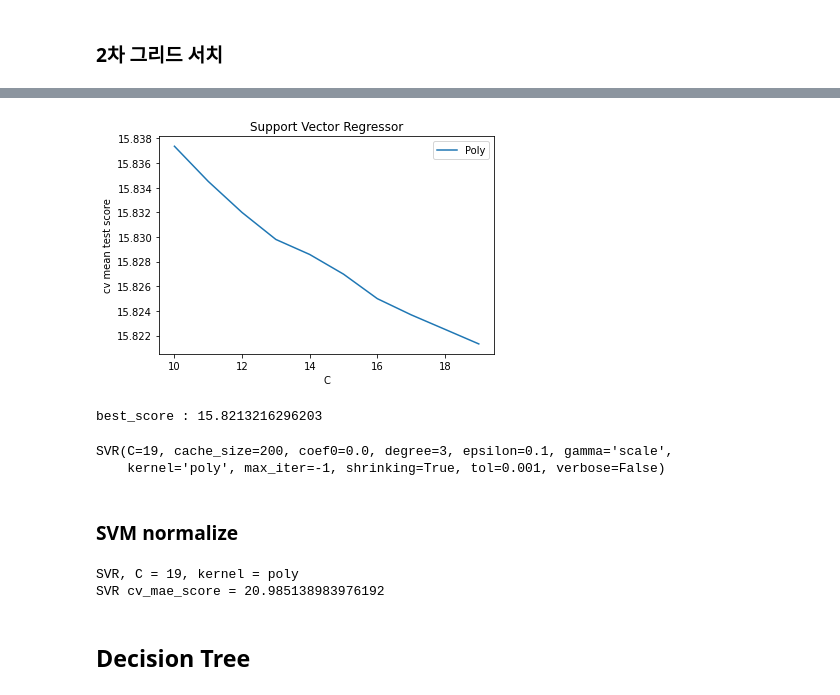
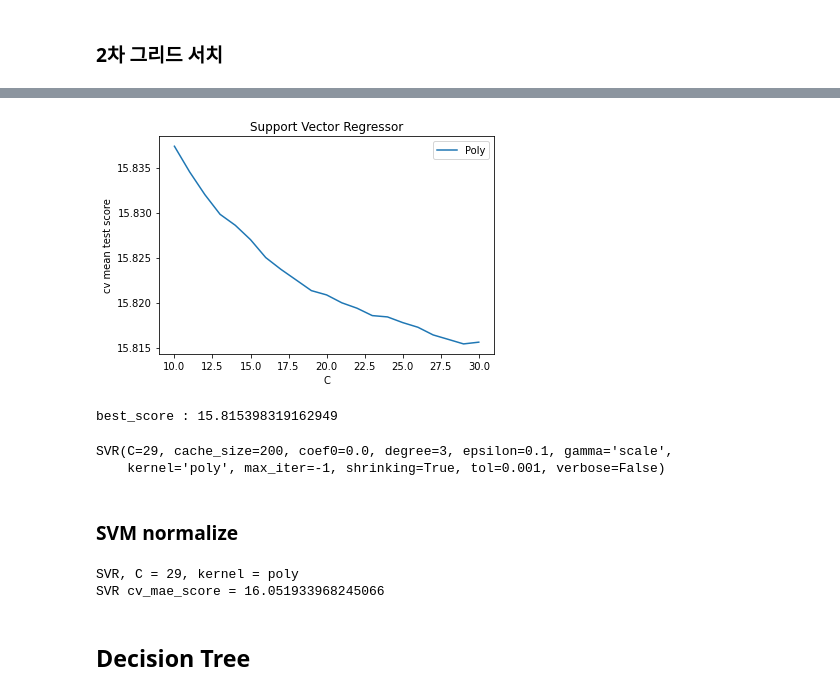
Before and after one commit to deagwon97/machine-learning-and-practice-report, a Jupyter notebook: Dacon_satellite_model.ipynb, the cells around one changed output, grey strips where cells are left out. Cells and saved outputs as stored; diff of their text form; code cells hidden in the pictures.

```diff
--- a/Dacon_satellite_model.ipynb
+++ b/Dacon_satellite_model.ipynb
@@ -408,7 +404,7 @@ plt.show()
 # %% [markdown]
 ### 2차 그리드 서치
 # %%
-param_grid = {'C': range(10,20), 'kernel': ['poly']}
+param_grid = {'C': range(10,31), 'kernel': ['poly']}
 grid_svr = GridSearchCV(SVR(),
                         param_grid,
                         refit=True,
@@ -450,20 +446,20 @@ GridSearchCV(cv=None, error_score=nan,
              pre_dispatch='2*n_jobs', refit=True, return_train_score=False,
              scoring=make_scorer(mae, greater_is_better=False), verbose=2)
 # %%
-plt.plot(range(10,20), - grid_svr.cv_results_['mean_test_score'], label='Poly')
+plt.plot(range(10,31), - grid_svr.cv_results_['mean_test_score'], label='Poly')
 plt.legend()
 plt.title('Support Vector Regressor')
 plt.xlabel('C')
 plt.ylabel('cv mean test score')
 plt.show()
 # %% [output]
-[figure, old version]
+[figure, new version]
 # %%
 print(f'best_score : {-grid_svr.best_score_}')
 grid_svr.best_estimator_
 # %% [output]
-best_score : 15.8213216296203
+best_score : 15.815398319162949
-SVR(C=19, cache_size=200, coef0=0.0, degree=3, epsilon=0.1, gamma='scale',
+SVR(C=29, cache_size=200, coef0=0.0, degree=3, epsilon=0.1, gamma='scale',
     kernel='poly', max_iter=-1, shrinking=True, tol=0.001, verbose=False)
 # %% [markdown]
 ### SVM normalize
@@ -473,15 +469,15 @@ scores = []
 for train_index, test_index in kf.split(X_train_normalized):
     best_svr = grid_svr.best_estimator_
     best_svr.fit(X_train_normalized[train_index], y_train[train_index])
-    pred = svr.predict(X_train_normalized[test_index])
+    pred = best_svr.predict(X_train_normalized[test_index])
     scores.append(mae(y_train[test_index], pred))
 
 SVR_cv_mae = np.mean(scores)
 print('\nSVR, C = {0}, kernel = {1}'.format(grid_svr.best_params_['C'], grid_svr.best_params_['kernel']))
 print(f'SVR cv_mae_score = {SVR_cv_mae}\n')
 # %% [output]
-SVR, C = 19, kernel = poly
-SVR cv_mae_score = 20.985138983976192
+SVR, C = 29, kernel = poly
+SVR cv_mae_score = 16.051933968245066
 # %% [markdown]
 ## Decision Tree
 # %%
```
Also changed, not shown: parts of 10 cells of this notebook.
